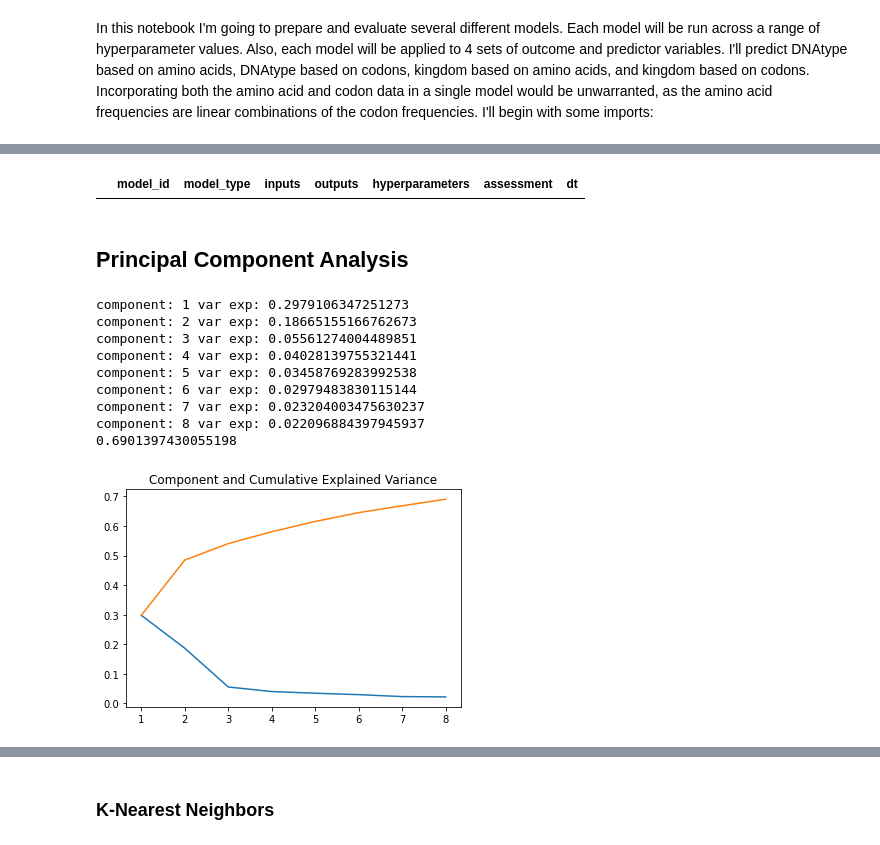
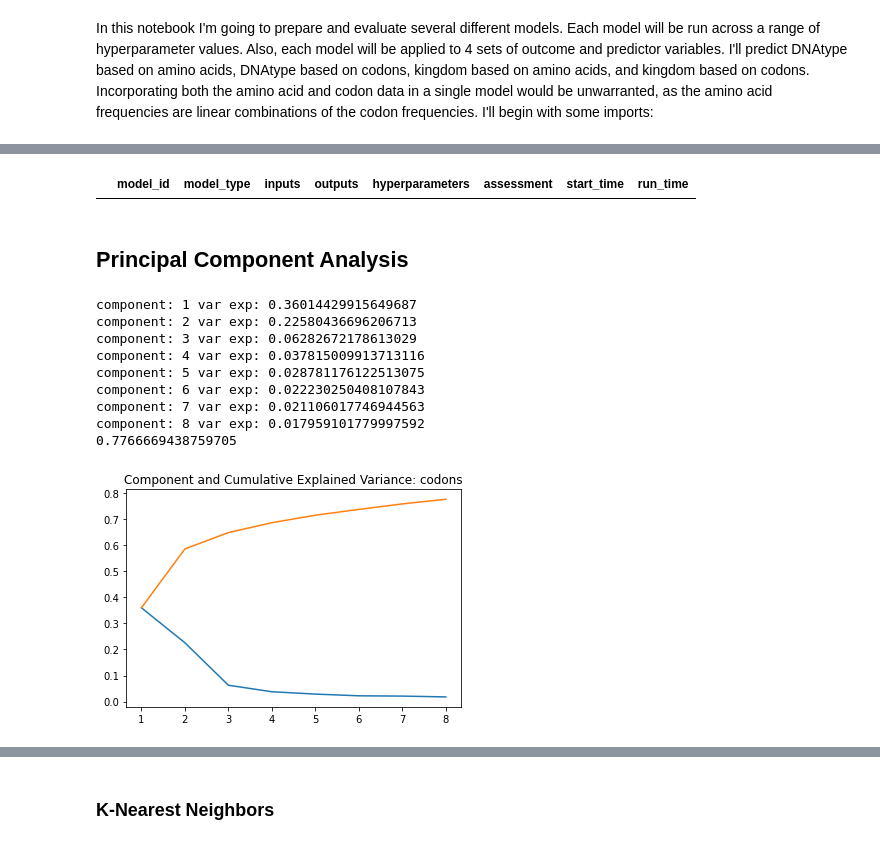
Before and after one commit to skizlik/capstone-2-dna-taxon-prediction, a Jupyter notebook: Capstone 2 Modeling.ipynb, the cells around one changed output, grey strips where cells are left out. Saved outputs shown, nothing was run; the diff lists cells and outputs as text; code cells hidden in the pictures.

```diff
--- a/Capstone 2 Modeling.ipynb
+++ b/Capstone 2 Modeling.ipynb
@@ -52,38 +56,37 @@ cu.head()
 # some of these will be dict()s - which may be a challenge, but seems like the best solution
 # I hate having model_id as a column but I see no good alternative
 
-r_cols = ['model_id', 'model_type', 'inputs', 'outputs', 'hyperparameters', 'assessment', 'dt']
+r_cols = ['model_id', 'model_type', 'inputs', 'outputs', 'hyperparameters', 'assessment', 'start_time', 'run_time']
 results = pd.DataFrame(columns = r_cols)
 
 results
 # %% [output]
-|  | model_id | model_type | inputs | outputs | hyperparameters | assessment | dt |
+|  | model_id | model_type | inputs | outputs | hyperparameters | assessment | start_time | run_time |
 # %% [markdown]
 ## Principal Component Analysis
 # %%
 # it could also be interesting at this stage to try PCA:
 
-from sklearn.decomposition import PCA
 c = 8
 pca = PCA(n_components=c)
 pca_fit = pca.fit_transform(cu[codon_list].values)
 
 plt.plot(range(1,c+1), pca.explained_variance_ratio_)
 plt.plot(range(1,c+1), np.cumsum(pca.explained_variance_ratio_))
-plt.title("Component and Cumulative Explained Variance")
+plt.title("Component and Cumulative Explained Variance: codons")
 
 for i in range(0,c):
     print('component:', i+1, 'var exp:', pca.explained_variance_ratio_[i])
 
 print(sum(pca.explained_variance_ratio_))
 # %% [output]
-component: 1 var exp: 0.2979106347251273
-component: 2 var exp: 0.18665155166762673
-component: 3 var exp: 0.05561274004489851
-component: 4 var exp: 0.04028139755321441
-component: 5 var exp: 0.03458769283992538
-component: 6 var exp: 0.02979483830115144
-component: 7 var exp: 0.023204003475630237
-component: 8 var exp: 0.022096884397945937
-0.6901397430055198
+component: 1 var exp: 0.36014429915649687
+component: 2 var exp: 0.22580436696206713
+component: 3 var exp: 0.06282672178613029
+component: 4 var exp: 0.037815009913713116
+component: 5 var exp: 0.028781176122513075
+component: 6 var exp: 0.022230250408107843
+component: 7 var exp: 0.021106017746944563
+component: 8 var exp: 0.017959101779997592
+0.7766669438759705
-[figure, old version]
+[figure, new version]
```
Also changed, not shown: parts of 48 cells of this notebook.
